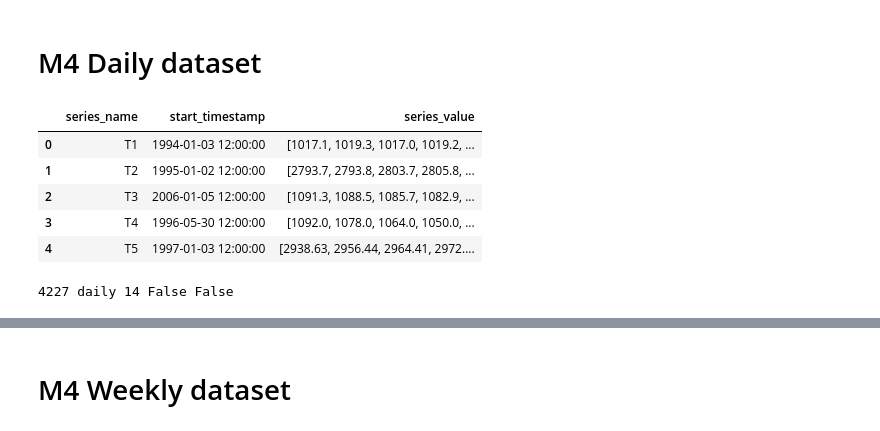
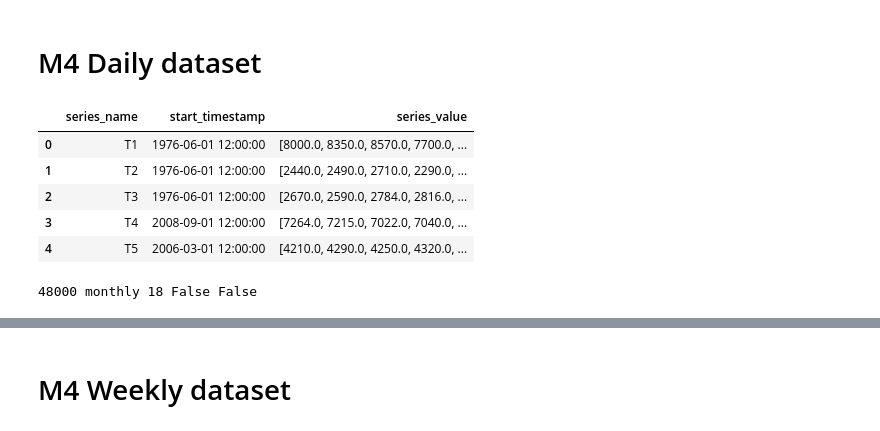
Before and after one commit to LinusLin6769/DCLaboratory01, a Jupyter notebook: playground.ipynb, the cells around one changed output, grey strips where cells are left out. Drawn from its saved outputs; the diff is of its cells as text; code cells hidden in the pictures.

```diff
--- a/playground.ipynb
+++ b/playground.ipynb
@@ -749,19 +746,19 @@ t8.make_plot(marks=True)
 # %% [markdown]
 # M4 Daily dataset
 # %%
-df, frequency, forecast_horizon, missing_values, equal_len = data_prep.convert_tsf_to_dataframe('datasets/m4_daily_dataset.tsf')
+df, frequency, forecast_horizon, missing_values, equal_len = data_prep.convert_tsf_to_dataframe('datasets/m4_monthly_dataset.tsf')
 df.head()
 # %% [output]
 |  | series_name | start_timestamp | series_value |
-| 0 | T1 | 1994-01-03 12:00:00 | [1017.1, 1019.3, 1017.0, 1019.2, ... |
-| 1 | T2 | 1995-01-02 12:00:00 | [2793.7, 2793.8, 2803.7, 2805.8, ... |
-| 2 | T3 | 2006-01-05 12:00:00 | [1091.3, 1088.5, 1085.7, 1082.9, ... |
-| 3 | T4 | 1996-05-30 12:00:00 | [1092.0, 1078.0, 1064.0, 1050.0, ... |
-| 4 | T5 | 1997-01-03 12:00:00 | [2938.63, 2956.44, 2964.41, 2972.... |
+| 0 | T1 | 1976-06-01 12:00:00 | [8000.0, 8350.0, 8570.0, 7700.0, ... |
+| 1 | T2 | 1976-06-01 12:00:00 | [2440.0, 2490.0, 2710.0, 2290.0, ... |
+| 2 | T3 | 1976-06-01 12:00:00 | [2670.0, 2590.0, 2784.0, 2816.0, ... |
+| 3 | T4 | 2008-09-01 12:00:00 | [7264.0, 7215.0, 7022.0, 7040.0, ... |
+| 4 | T5 | 2006-03-01 12:00:00 | [4210.0, 4290.0, 4250.0, 4320.0, ... |
 # %%
 print(len(df), frequency, forecast_horizon, missing_values, equal_len)
 # %% [output]
-4227 daily 14 False False
+48000 monthly 18 False False
 # %%
 arr = df.values
 arr = arr.T
```
Also changed, not shown: parts of 16 cells of this notebook, 37 other files.
